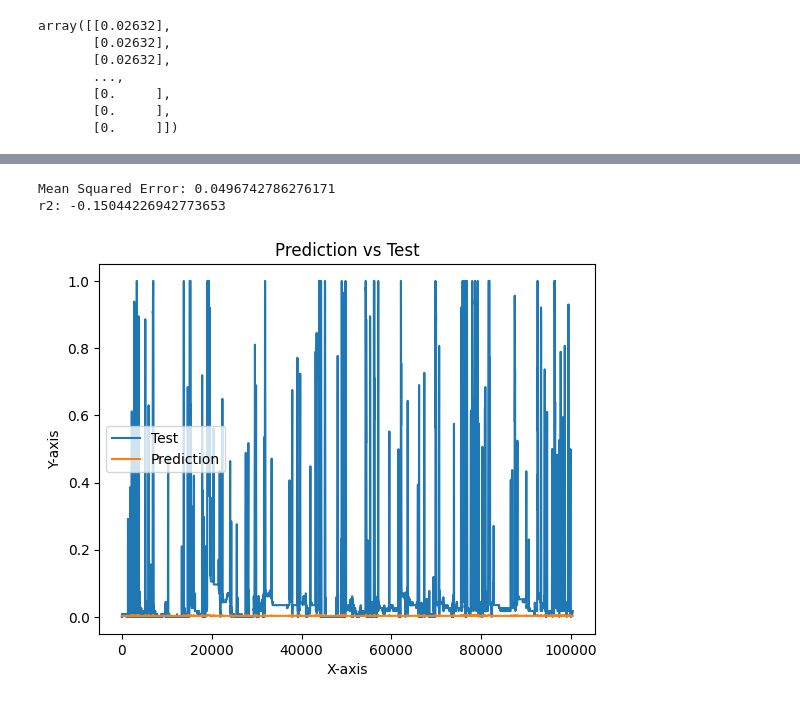
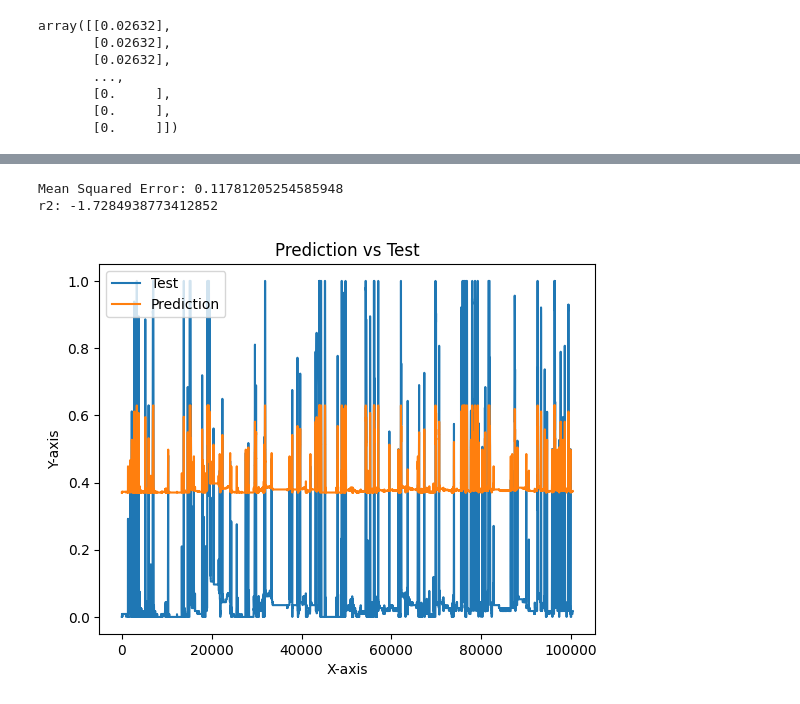
Before and after one commit to TeaDrinkingProgrammer/brabant-water-capstone, a Jupyter notebook: Xgboost/xgboost.ipynb, the cells around one changed output, grey strips where cells are left out. Drawn from its saved outputs; the diff is of its cells as text; code cells hidden in the pictures.

Commit message:
Fixed error in code. Prediction work now

```diff
--- a/Xgboost/xgboost.ipynb
+++ b/Xgboost/xgboost.ipynb
@@ -194,7 +194,13 @@ from sklearn.model_selection import TimeSeriesSplit, cross_val_score
 from sklearn.metrics import make_scorer, mean_squared_error, r2_score
 import xgboost as xgb
 from joblib import dump, load
+from pandas.api.types import CategoricalDtype  # Add this import
 import optuna
+import warnings
+
+
+# Suppress FutureWarnings related to is_categorical_dtype
+warnings.filterwarnings("ignore", category=FutureWarning, module="xgboost.data")
 
 def objective(trial):
     # Assuming X_train_scaled, y_train_scaled are already defined
@@ -202,6 +208,7 @@ def objective(trial):
         tree_method='gpu_hist',
         verbosity=0,
         gpu_id=1,
+        n_jobs=15,
         # gbtree and dart - use tree-based models, while
         # gblinear uses linear models. 'We will limit our discussion to tree booster because it always outperforms the linear booster and thus the later is rarely used.'
         booster=trial.suggest_categorical('booster', ['dart', 'gbtree']),
@@ -219,37 +226,50 @@ def objective(trial):
     )
 
     # TimeSeriesSplit with 5 splits
-    tscv = TimeSeriesSplit(n_splits=10)
+    # tscv = TimeSeriesSplit(n_splits=10)
 
     # # Define scoring using MSE only
     # scoring = make_scorer(mean_squared_error, greater_is_better=False)
 
     # Cross-validation
-    scores = cross_val_score(
-        model, X_train_scaled, y_train_scaled.ravel(), cv=tscv, scoring='neg_mean_absolute_error', n_jobs=40, verbose=1
-    )
+    # scores = cross_val_score(
+    #     model, X_train_scaled, y_train_scaled.ravel(), cv=tscv, scoring='neg_mean_squared_error', n_jobs=20, verbose=1
+    # )
+    # scores_r2 = cross_val_score(
+    #     model, X_train_scaled, y_train_scaled.ravel(), cv=tscv, scoring='r2', n_jobs=40, verbose=1
+    # )
+    model.fit(X_train, y_train)
+    predictions = model.predict(X_test_scaled)
+    mse = mean_squared_error(y_test_scaled.ravel(), predictions)
+    r2 = r2_score(y_test_scaled.ravel(), predictions)
 
     # Optimize for the average MSE
-    return np.mean(scores)
 
-train = True
+    return mse, r2
+
+train = False
 
 if train:
-    study = optuna.create_study(direction='minimize')
+    study = optuna.create_study(directions=['minimize','maximize'])
     study.optimize(objective, n_trials=100)
 
     # Get the best hyperparameters
-    best_params = study.best_params
+    # Select the first
+    best_params = study.best_trials[0].params
+
+    # Print the best parameters
+    for best_trial in study.best_trials:
+        print(f"Best values: {best_trial.values} | best params: {best_trial.params}")
 
     # Train XGBoost Model with the best hyperparameters
     best_model = xgb.XGBRegressor(
         tree_method='gpu_hist',
-        verbosity=0,
+        verbosity=1,
         gpu_id=1,
         **best_params
     )
 
-    best_model.fit(X_train_scaled, y_train_scaled.ravel())
+    best_model.fit(X_test_scaled, y_test_scaled.ravel())
 
     # Save the model
     dump(best_model, './models/xgboost_optuna.joblib')
@@ -298,7 +286,7 @@ XGBRegressor(base_score=None, booster='gbtree', callbacks=None,
 # %%
 def predict(X_test_scaled, model):
     # Make Predictions
-    return scale_y(best_model.predict(X_test_scaled).reshape(-1, 1))
+    return best_model.predict(X_test_scaled).reshape(-1, 1)
 
 def evaluate(y_test, predictions):
 
@@ -306,36 +294,36 @@ def evaluate(y_test, predictions):
     # predictions_clipped = np.clip(predictions, 0, 100)
 
     # Evaluate the Model
     mse = mean_squared_error(y_test, predictions)
     print(f'Mean Squared Error: {mse.item()}')
 
     r2 = r2_score(y_test, predictions)
     print(f'r2: {r2.item()}')
 
     # Plotting
     plt.plot(y_test, label='Test')
     plt.plot(predictions, label='Prediction')
 
     # Adding labels and title
     plt.xlabel('X-axis')
     plt.ylabel('Y-axis')
     plt.title('Prediction vs Test')
 
     # Adding legend
     plt.legend()
 
     # Display the plot
     plt.show()
 
 def predict_and_evaluate(X_test_scaled, y_test, model):
     predictions = predict(X_test_scaled, model)
     evaluate(y_test, predictions)
 
 predict_and_evaluate(X_test_scaled, y_test_scaled, best_model)
 # %% [output]
-Mean Squared Error: 0.0496742786276171
-r2: -0.15044226942773653
+Mean Squared Error: 0.11781205254585948
+r2: -1.7284938773412852
-[figure, old version]
+[figure, new version]
 # %%
 from matplotlib import pyplot as plt
 
```
Also changed, not shown: parts of 4 cells of this notebook, 1 other file.
